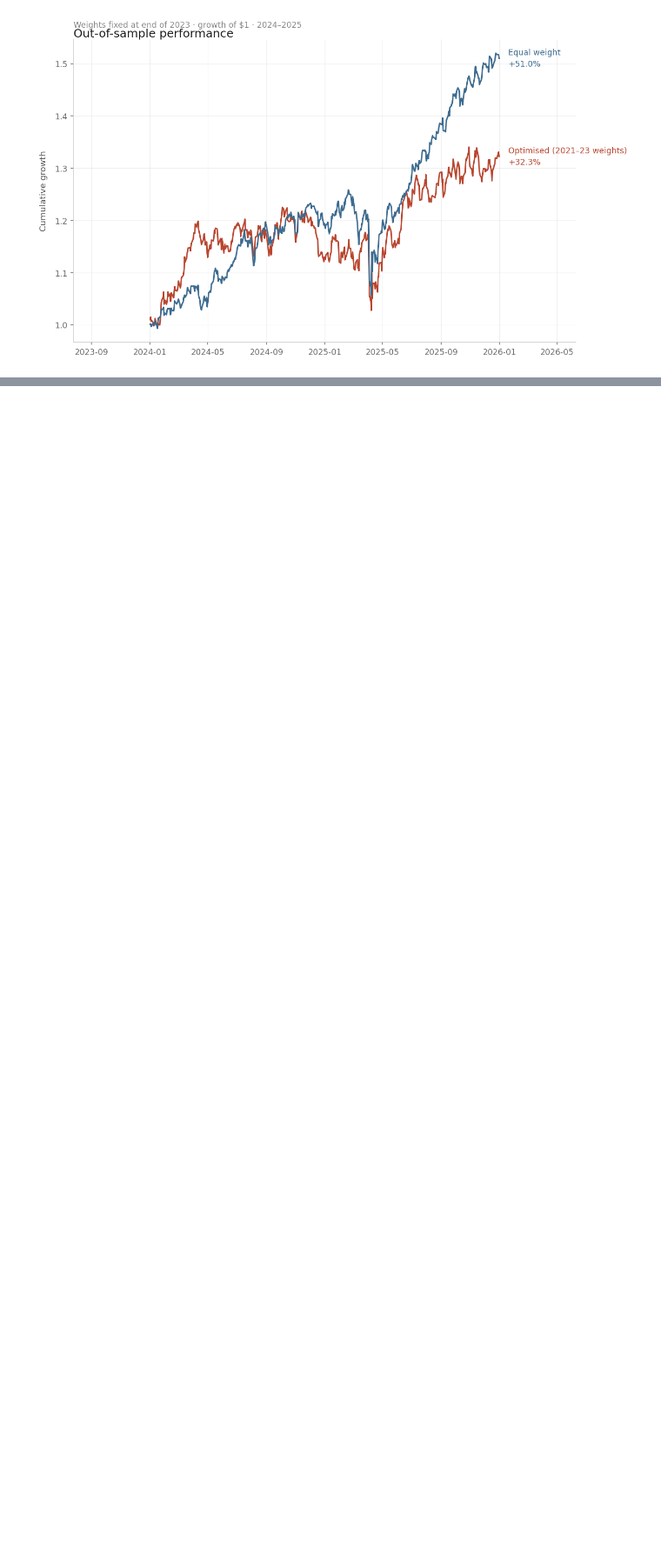
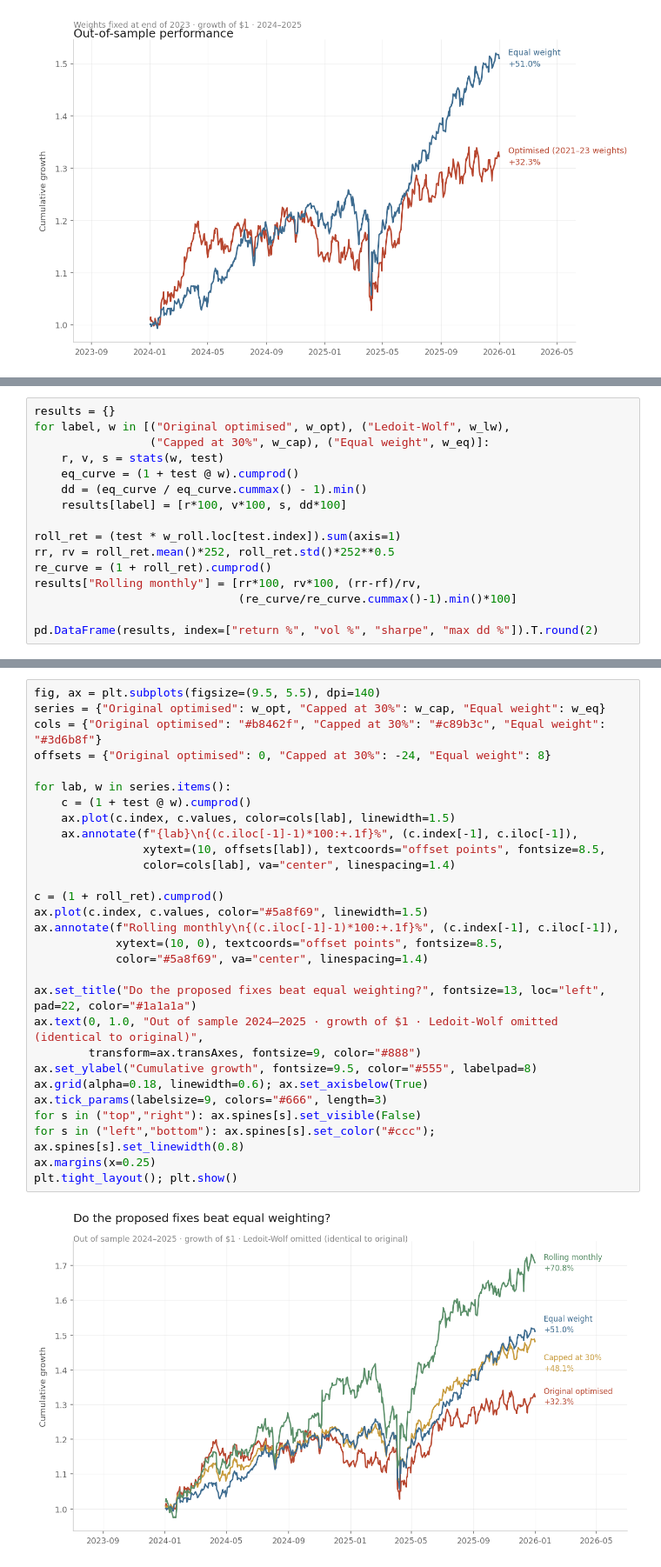
Before and after one commit to al7arbi-111/portfolio-risk-optimization, a Jupyter notebook: portfolio_risk.ipynb, the cells around one changed output, grey strips where cells are left out. Shown at 87% size. Drawn from its saved outputs; the diff is of its cells as text; blank space fills up the shorter version.

Commit message:
Add extension testing: shrinkage, caps, rolling re-optimisation

```diff
--- a/portfolio_risk.ipynb
+++ b/portfolio_risk.ipynb
@@ -222,0 +273,16 @@ plt.tight_layout(); plt.show()
+# %%
+results = {}
+for label, w in [("Original optimised", w_opt), ("Ledoit-Wolf", w_lw),
+                 ("Capped at 30%", w_cap), ("Equal weight", w_eq)]:
+    r, v, s = stats(w, test)
+    eq_curve = (1 + test @ w).cumprod()
+    dd = (eq_curve / eq_curve.cummax() - 1).min()
+    results[label] = [r*100, v*100, s, dd*100]
+
+roll_ret = (test * w_roll.loc[test.index]).sum(axis=1)
+rr, rv = roll_ret.mean()*252, roll_ret.std()*252**0.5
+re_curve = (1 + roll_ret).cumprod()
+results["Rolling monthly"] = [rr*100, rv*100, (rr-rf)/rv,
+                              (re_curve/re_curve.cummax()-1).min()*100]
+
+pd.DataFrame(results, index=["return %", "vol %", "sharpe", "max dd %"]).T.round(2)
@@ -222,0 +296,31 @@ plt.tight_layout(); plt.show()
+# %%
+fig, ax = plt.subplots(figsize=(9.5, 5.5), dpi=140)
+series = {"Original optimised": w_opt, "Capped at 30%": w_cap, "Equal weight": w_eq}
+cols = {"Original optimised": "#b8462f", "Capped at 30%": "#c89b3c", "Equal weight": "#3d6b8f"}
+offsets = {"Original optimised": 0, "Capped at 30%": -24, "Equal weight": 8}
+
+for lab, w in series.items():
+    c = (1 + test @ w).cumprod()
+    ax.plot(c.index, c.values, color=cols[lab], linewidth=1.5)
+    ax.annotate(f"{lab}\n{(c.iloc[-1]-1)*100:+.1f}%", (c.index[-1], c.iloc[-1]),
+                xytext=(10, offsets[lab]), textcoords="offset points", fontsize=8.5,
+                color=cols[lab], va="center", linespacing=1.4)
+
+c = (1 + roll_ret).cumprod()
+ax.plot(c.index, c.values, color="#5a8f69", linewidth=1.5)
+ax.annotate(f"Rolling monthly\n{(c.iloc[-1]-1)*100:+.1f}%", (c.index[-1], c.iloc[-1]),
+            xytext=(10, 0), textcoords="offset points", fontsize=8.5,
+            color="#5a8f69", va="center", linespacing=1.4)
+
+ax.set_title("Do the proposed fixes beat equal weighting?", fontsize=13, loc="left", pad=22, color="#1a1a1a")
+ax.text(0, 1.0, "Out of sample 2024–2025 · growth of $1 · Ledoit-Wolf omitted (identical to original)",
+        transform=ax.transAxes, fontsize=9, color="#888")
+ax.set_ylabel("Cumulative growth", fontsize=9.5, color="#555", labelpad=8)
+ax.grid(alpha=0.18, linewidth=0.6); ax.set_axisbelow(True)
+ax.tick_params(labelsize=9, colors="#666", length=3)
+for s in ("top","right"): ax.spines[s].set_visible(False)
+for s in ("left","bottom"): ax.spines[s].set_color("#ccc"); ax.spines[s].set_linewidth(0.8)
+ax.margins(x=0.25)
+plt.tight_layout(); plt.show()
+# %% [output]
+[figure, added]
```
Also changed, not shown: parts of 9 cells of this notebook.
